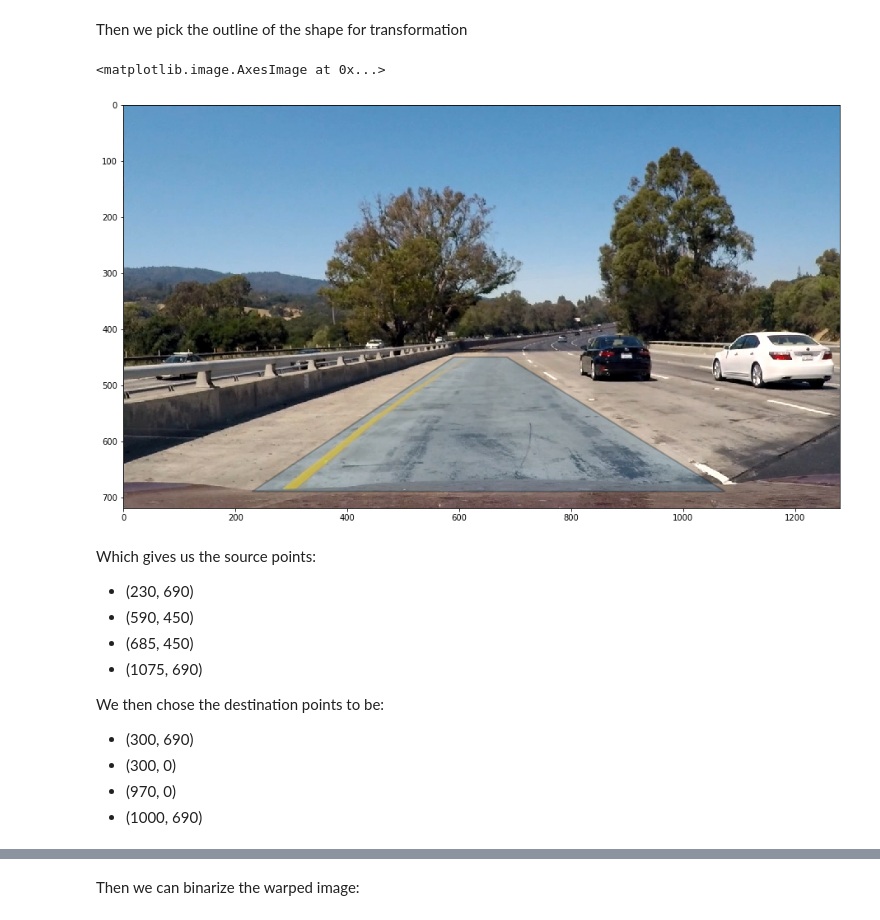
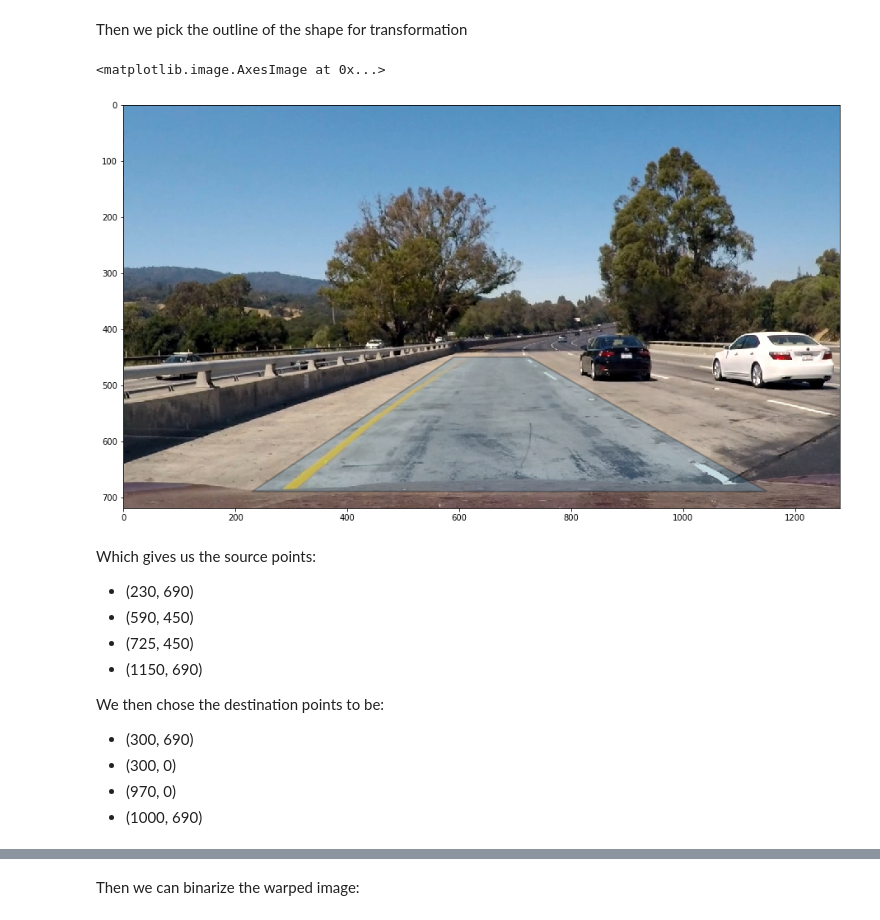
Before and after one commit to jmccormack200/CarND-Advanced-Lane-Lines, a Jupyter notebook: notebook.ipynb, the cells around one changed output, grey strips where cells are left out. Saved outputs shown, nothing was run; the diff lists cells and outputs as text; code cells hidden in the pictures.

```diff
--- a/notebook.ipynb
+++ b/notebook.ipynb
@@ -155,40 +191,39 @@ Then we pick the outline of the shape for transformation
 # %%
 import matplotlib.pyplot as plt
 from matplotlib.path import Path
 import matplotlib.patches as patches
 
 verts = [
     (230., 690.), # left, bottom
     (590., 450.), # left, top
-    (685., 450.), # right, top
-    (1075., 690.), # right, bottom
+    (725., 450.), # right, top
+    (1150., 690.), # right, bottom
     (0., 0.), # ignored
     ]
 
 codes = [Path.MOVETO,
          Path.LINETO,
          Path.LINETO,
          Path.LINETO,
          Path.CLOSEPOLY,
          ]
 
 path = Path(verts, codes)
 
 fig = plt.figure(figsize=(16, 9))
 ax = fig.add_subplot(111)
 patch = patches.PathPatch(path, lw=2, alpha=0.25)
 ax.add_patch(patch)
 plt.imshow(cv2.cvtColor(straight_image, cv2.COLOR_BGR2RGB))
 # %% [output]
 <matplotlib.image.AxesImage at 0x...>
-[figure, old version]
+[figure, new version]
 # %% [markdown]
 Which gives us the source points:
-
 - (230,  690)
 - (590,  450)
-- (685,  450)
-- (1075, 690)
+- (725,  450)
+- (1150, 690)
 
 We then chose the destination points to be:
 
```
Also changed, not shown: parts of 20 cells of this notebook, 18 other files.
